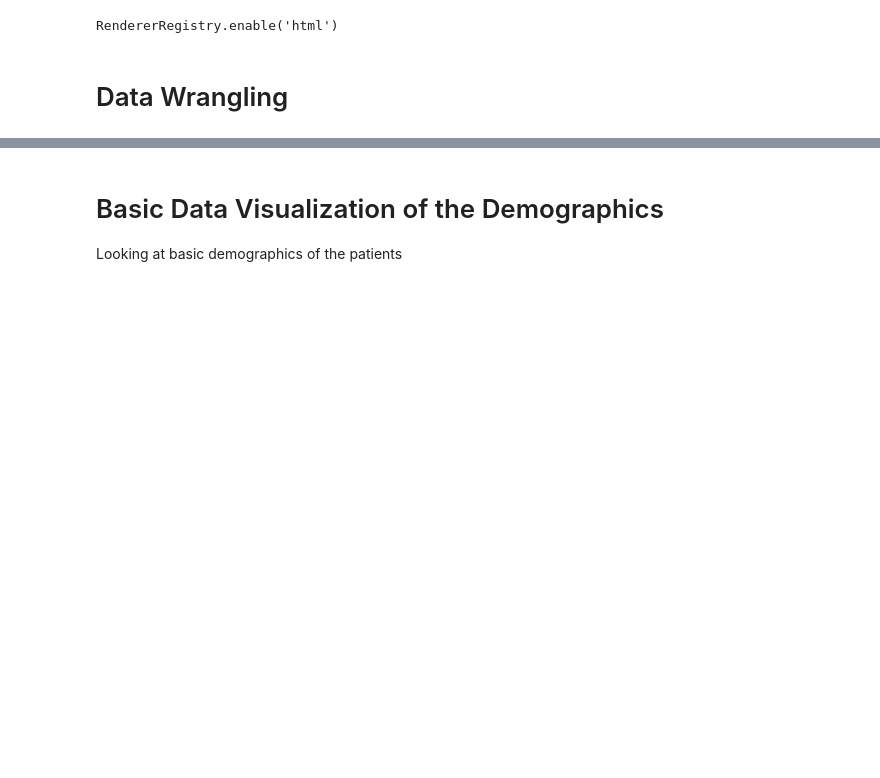
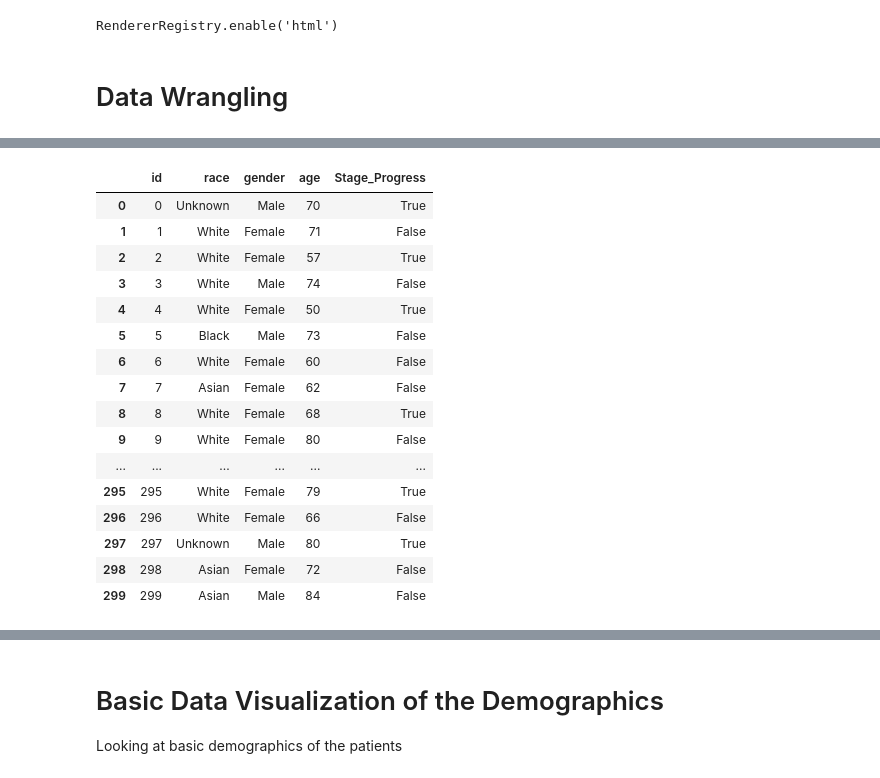
Before and after one commit to choikwun/ckd_assignment, a Jupyter notebook: ckd.ipynb, the cells around one changed output, grey strips where cells are left out. Drawn from its saved outputs; the diff is of its cells as text; code cells hidden in the pictures; blank space fills up the shorter version.

```diff
--- a/ckd.ipynb
+++ b/ckd.ipynb
@@ -83,6 +153,23 @@ id_1
 # %%
-demo_stage = demographics.merge(
-    stage, left_on='id', right_on='id', how='outer')
+demo_stage
+# %% [output]
+|  | id | race | gender | age | Stage_Progress |
+| 0 | 0 | Unknown | Male | 70 | True |
+| 1 | 1 | White | Female | 71 | False |
+| 2 | 2 | White | Female | 57 | True |
+| 3 | 3 | White | Male | 74 | False |
+| 4 | 4 | White | Female | 50 | True |
+| 5 | 5 | Black | Male | 73 | False |
+| 6 | 6 | White | Female | 60 | False |
+| 7 | 7 | Asian | Female | 62 | False |
+| 8 | 8 | White | Female | 68 | True |
+| 9 | 9 | White | Female | 80 | False |
+| ... | ... | ... | ... | ... | ... |
+| 295 | 295 | White | Female | 79 | True |
+| 296 | 296 | White | Female | 66 | False |
+| 297 | 297 | Unknown | Male | 80 | True |
+| 298 | 298 | Asian | Female | 72 | False |
+| 299 | 299 | Asian | Male | 84 | False |
 # %%
 demo_stage
 # %% [output]
```
Also changed, not shown: parts of 8 cells of this notebook.
